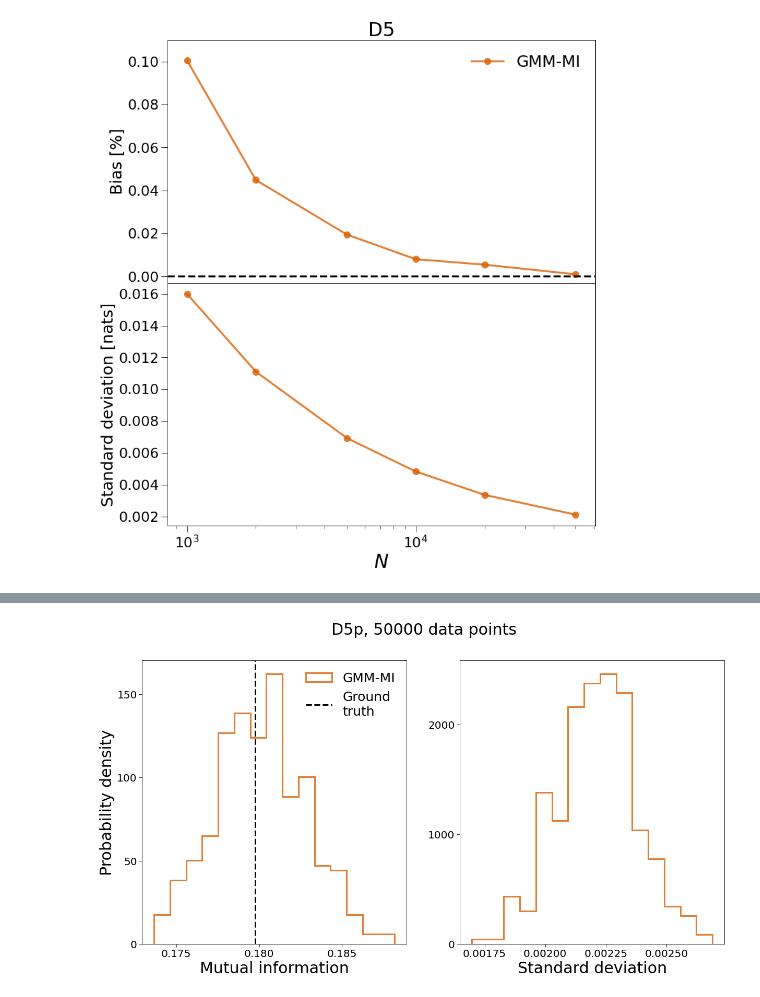
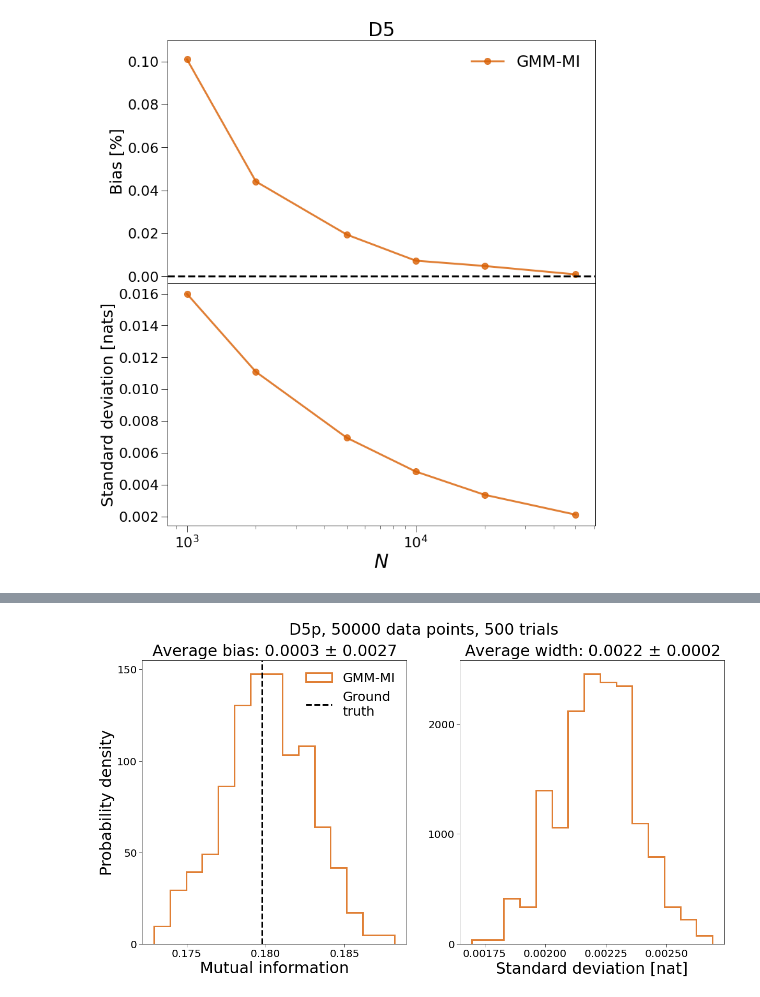
Before and after one commit to dpiras/GMM-MI, a Jupyter notebook: notebooks/synthetic_GMMs/trends.ipynb, the cells around one changed output, grey strips where cells are left out. Drawn from its saved outputs; the diff is of its cells as text; code cells hidden in the pictures.

```diff
--- a/notebooks/synthetic_GMMs/trends.ipynb
+++ b/notebooks/synthetic_GMMs/trends.ipynb
@@ -140,7 +204,7 @@ N=50000
 nbins=5
 label = 'D5'
 analytic = np.load(f'./MI_synthetic_datasets/MI_{label}.npy')
-MI_file = np.load(f'./results/MI_{label}_501_{N}.npy')[:320]
+MI_file = np.load(f'./results/MI_{label}_501_{N}.npy')[:367]
 
 fig, (ax1, ax2) = plt.subplots(1, 2, figsize=(20, 10))
 ax1.hist(MI_file[:, 0], alpha=alpha, bins=bins,
@@ -152,13 +216,17 @@ ax1.set_xlabel('Mutual information', fontsize=fontsize)
 ax1.set_ylabel('Probability density', fontsize=fontsize)
 ax1.locator_params(nbins=nbins)
 ax1.legend(fontsize=25, frameon=False, loc='upper left')
+ax1.set_title(f'Average bias: {np.mean(MI_file[:, 0]-analytic):.4f} $\pm$ {np.std(MI_file[:, 0]-analytic):.4f}',
+              fontsize=30)
 
 ax2.hist(MI_file[:, 1], alpha=alpha, bins=bins,
          label='GMM-MI', color=color, density='True',
          histtype='step', lw=3)
 ax2.tick_params(axis='both', which='major', labelsize=20, size=6)
-ax2.set_xlabel('Standard deviation', fontsize=fontsize)
+ax2.set_xlabel('Standard deviation [nat]', fontsize=fontsize)
 ax2.locator_params(nbins=nbins)
+ax2.set_title(f'Average width: {np.mean(MI_file[:, 1]):.4f} $\pm$ {np.std(MI_file[:, 1]):.4f}',
+              fontsize=30)
 
-plt.suptitle(f'{label}, {N} data points', fontsize=fontsize);
+plt.suptitle(f'{label}, {N} data points, 500 trials', fontsize=fontsize);
 # %% [output]
@@ -167,7 +235,7 @@ plt.suptitle(f'{label}, {N} data points', fontsize=fontsize);
 N_values = [1000, 2000, 5000, 10000, 20000, 50000]
 MI_values, std_values = [], []
 for N in N_values:
-    MI_file = np.load(f'./results/MI_{label}_501_{N}.npy')[:320]
+    MI_file = np.load(f'./results/MI_{label}_501_{N}.npy')[:367]
     print(len(MI_file[MI_file[:, 0] < 0.13]))
     MI_values.append((np.mean(MI_file[:, 0] - analytic) / analytic))
     std_values.append(np.mean(MI_file[:, 1]))
@@ -204,0 +297,21 @@ fig.subplots_adjust(wspace=0, hspace=0);
+# %%
+alpha=1
+bins=15
+fontsize=30
+Ns=[1000, 10000, 50000]
+nbins=8
+fig, (ax1) = plt.subplots(1, 1, figsize=(15, 10))
+colors = ['#fdbe85', '#e6550d', '#a63603']
+
+for i, N in enumerate(Ns):
+    analytic = np.load(f'./MI_synthetic_datasets/MI_{label}.npy')
+    MI_file = np.load(f'./results/MI_{label}_501_{N}.npy')[:400]
+
+    ax1.hist(MI_file[:, 1], alpha=alpha, bins=bins,
+             label=f'N={N}: {np.mean(MI_file[:, 1]):.4f} $\pm$ {np.std(MI_file[:, 1]):.4f}',
+             color=colors[i], density='True', histtype='step', lw=3)
+    ax1.tick_params(axis='both', which='major', labelsize=20, size=6)
+    ax1.set_xlabel('Standard deviation [nat]', fontsize=fontsize)
+    ax1.set_ylabel('Probability density', fontsize=fontsize)
+    #ax1.locator_params(nbins=nbins)
+    ax1.legend(fontsize=25, frameon=False, loc='upper right')
@@ -205,34 +320,38 @@ fig.subplots_adjust(wspace=0, hspace=0);
 # %%
 alpha=0.8
 bins=15
 fontsize=30
 N=50000
 nbins=5
 label = 'D5p'
 analytic = np.load(f'./MI_synthetic_datasets/MI_{label}.npy')
-MI_file = np.load(f'./results/MI_{label}_501_{N}.npy')[:350]
+MI_file = np.load(f'./results/MI_{label}_501_{N}.npy')[:400]
 
 fig, (ax1, ax2) = plt.subplots(1, 2, figsize=(20, 10))
 ax1.hist(MI_file[:, 0], alpha=alpha, bins=bins,
          label='GMM-MI', color=color, density='True',
          histtype='step', lw=3)
 ax1.axvline(analytic, linewidth=3, c='k', linestyle='--', label='Ground\ntruth')
 ax1.tick_params(axis='both', which='major', labelsize=20, size=6)
 ax1.set_xlabel('Mutual information', fontsize=fontsize)
 ax1.set_ylabel('Probability density', fontsize=fontsize)
 ax1.locator_params(nbins=nbins)
 ax1.legend(fontsize=25, frameon=False, loc='upper right')
+ax1.set_title(f'Average bias: {np.mean(MI_file[:, 0]-analytic):.4f} $\pm$ {np.std(MI_file[:, 0]-analytic):.4f}',
+              fontsize=30)
 
 ax2.hist(MI_file[:, 1], alpha=alpha, bins=bins,
          label='GMM-MI', color=color, density='True',
          histtype='step', lw=3)
 ax2.tick_params(axis='both', which='major', labelsize=20, size=6)
-ax2.set_xlabel('Standard deviation', fontsize=fontsize)
+ax2.set_xlabel('Standard deviation [nat]', fontsize=fontsize)
 ax2.locator_params(nbins=nbins)
+ax2.set_title(f'Average width: {np.mean(MI_file[:, 1]):.4f} $\pm$ {np.std(MI_file[:, 1]):.4f}',
+              fontsize=30)
 
-plt.suptitle(f'{label}, {N} data points', fontsize=fontsize);
+plt.suptitle(f'{label}, {N} data points, 500 trials', fontsize=fontsize);
 # %% [output]
-[figure, old version]
+[figure, new version]
 # %%
 N_values = [1000, 2000, 5000, 10000, 20000, 50000]
 MI_values, std_values = [], []
```
Also changed, not shown: parts of 10 cells of this notebook, 13 other files.
